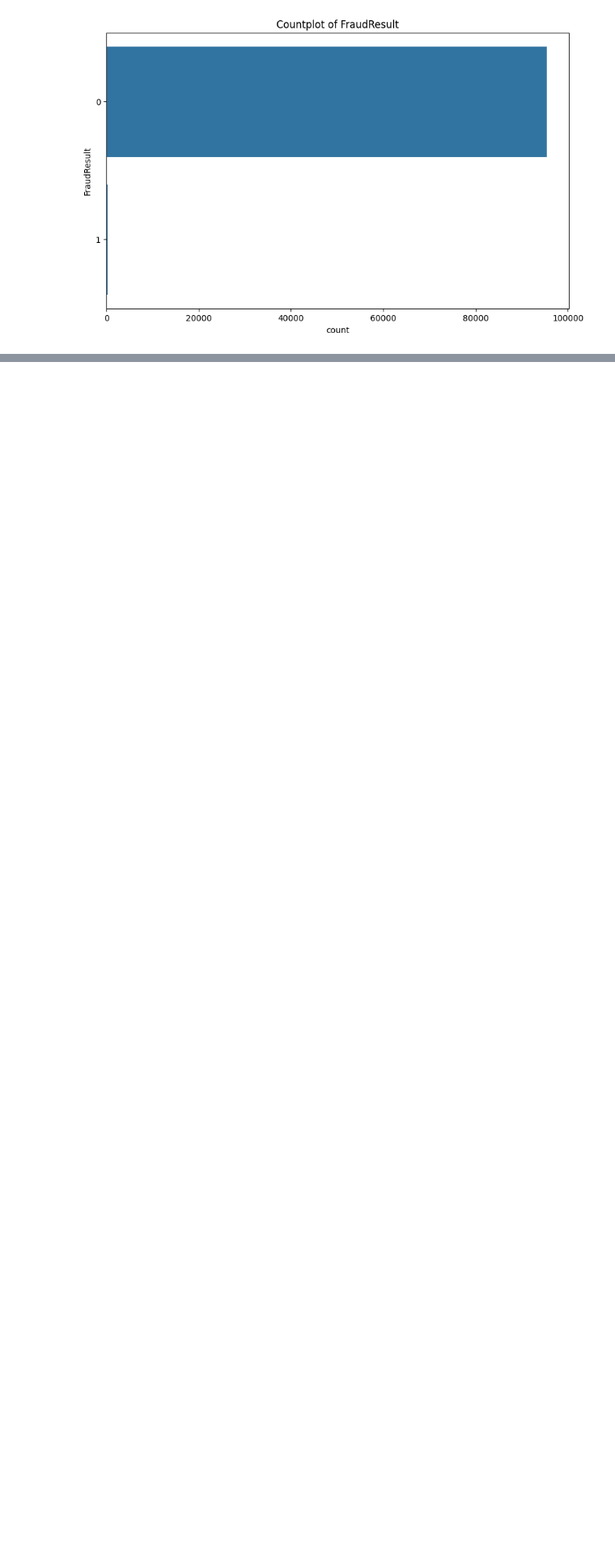
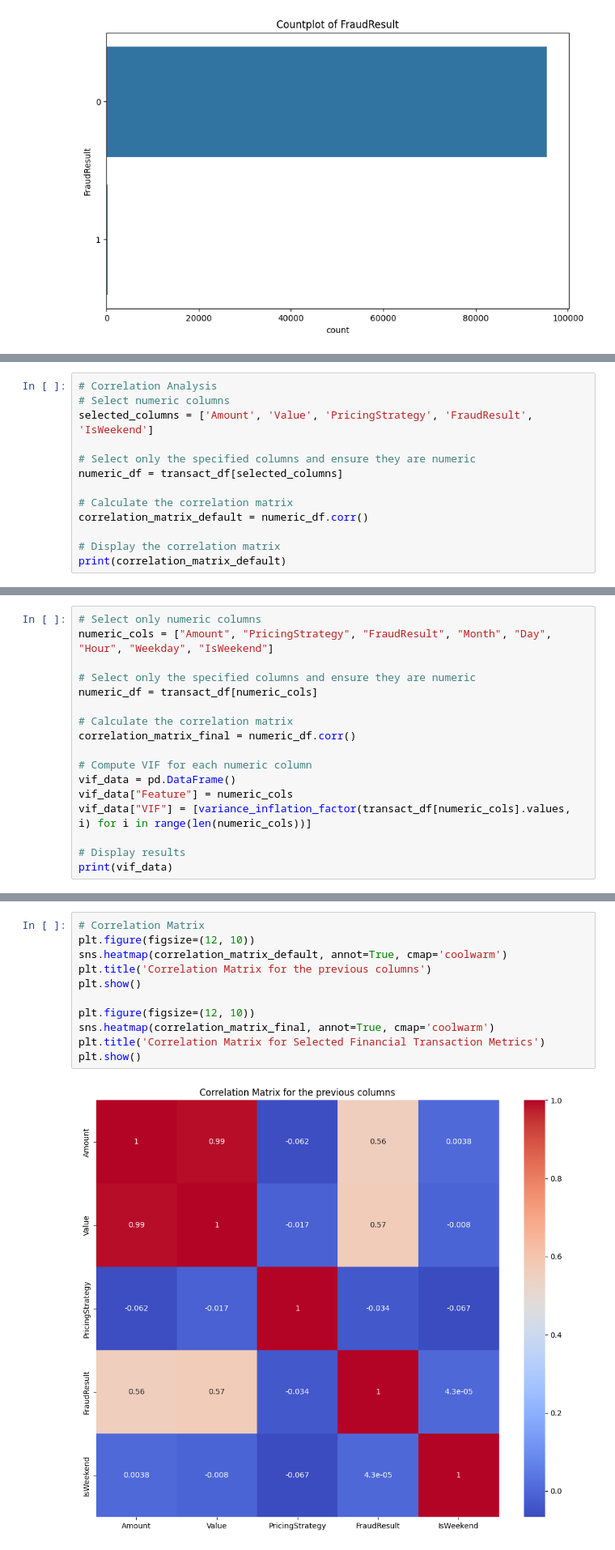
Before and after one commit to eyor23/BatiBank_SmartCredit, a Jupyter notebook: notebooks/eda.ipynb, the cells around one changed output, grey strips where cells are left out. Shown: that part at 81% size. Saved outputs shown, nothing was run; the diff lists cells and outputs as text; blank space fills up the shorter version.

```diff
--- a/notebooks/eda.ipynb
+++ b/notebooks/eda.ipynb
@@ -117,0 +115,13 @@ for col in categorical_features:
+# %%
+# Correlation Analysis
+# Select numeric columns
+selected_columns = ['Amount', 'Value', 'PricingStrategy', 'FraudResult', 'IsWeekend']
+
+# Select only the specified columns and ensure they are numeric
+numeric_df = transact_df[selected_columns]
+
+# Calculate the correlation matrix
+correlation_matrix_default = numeric_df.corr()
+
+# Display the correlation matrix
+print(correlation_matrix_default)
@@ -117,0 +138,17 @@ for col in categorical_features:
+# %%
+# Select only numeric columns
+numeric_cols = ["Amount", "PricingStrategy", "FraudResult", "Month", "Day", "Hour", "Weekday", "IsWeekend"]
+
+# Select only the specified columns and ensure they are numeric
+numeric_df = transact_df[numeric_cols]
+
+# Calculate the correlation matrix
+correlation_matrix_final = numeric_df.corr()
+
+# Compute VIF for each numeric column
+vif_data = pd.DataFrame()
+vif_data["Feature"] = numeric_cols
+vif_data["VIF"] = [variance_inflation_factor(transact_df[numeric_cols].values, i) for i in range(len(numeric_cols))]
+
+# Display results
+print(vif_data)
@@ -117,0 +165,13 @@ for col in categorical_features:
+# %%
+# Correlation Matrix
+plt.figure(figsize=(12, 10))
+sns.heatmap(correlation_matrix_default, annot=True, cmap='coolwarm')
+plt.title('Correlation Matrix for the previous columns')
+plt.show()
+
+plt.figure(figsize=(12, 10))
+sns.heatmap(correlation_matrix_final, annot=True, cmap='coolwarm')
+plt.title('Correlation Matrix for Selected Financial Transaction Metrics')
+plt.show()
+# %% [output]
+[figure, added]
```
Also changed, not shown: parts of 20 cells of this notebook.
